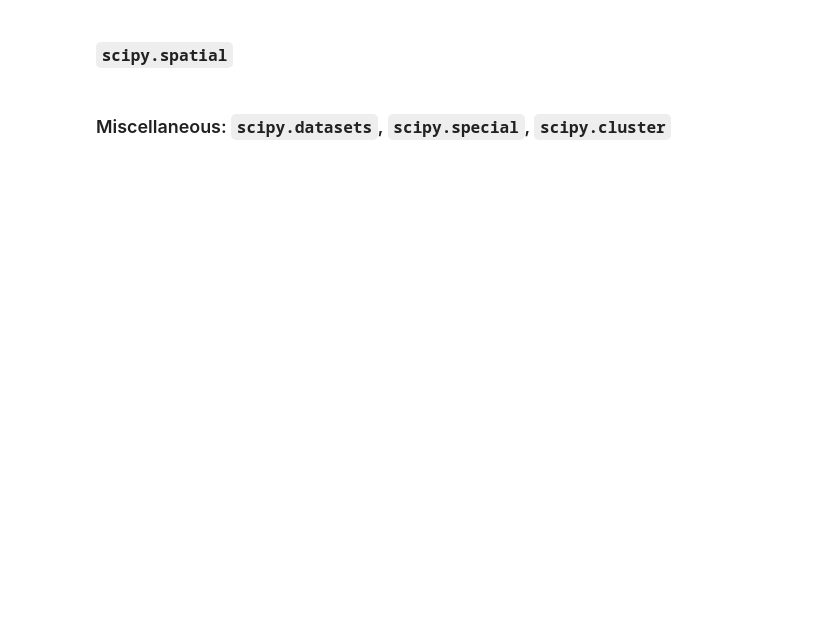
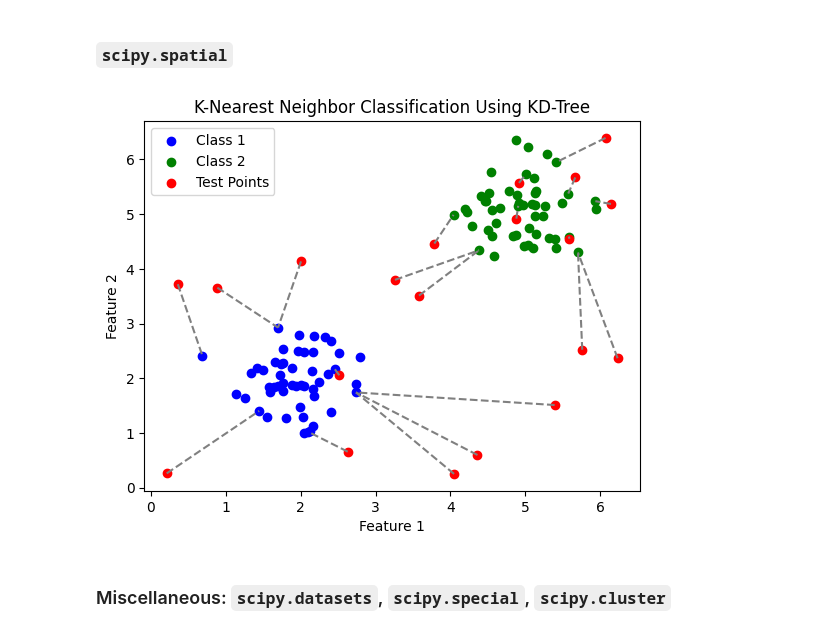
Before and after one commit to jimcoles/jims-ml-sandbox, a Jupyter notebook: notebooks/python/jims_python_math.ipynb, the cells around one changed output. Drawn from its saved outputs; the diff is of its cells as text; code cells hidden in the pictures; blank space fills up the shorter version.

```diff
--- a/notebooks/python/jims_python_math.ipynb
+++ b/notebooks/python/jims_python_math.ipynb
@@ -482,5 +367,42 @@ show()
 # %% [markdown]
 ### `scipy.spatial`
+# %%
+import numpy as np
+from scipy.spatial import KDTree
+import matplotlib.pyplot as plt
+
+# Step 1: Generate random 2D data points for two classes
+np.random.seed(42)  # For reproducibility
+class1 = np.random.normal(loc=[2, 2], scale=0.5, size=(50, 2))
+class2 = np.random.normal(loc=[5, 5], scale=0.5, size=(50, 2))
+
+# Labels for the classes
+data = np.vstack((class1, class2))
+labels = np.array([0] * 50 + [1] * 50)
+
+# Step 2: Build a KD-Tree for nearest-neighbor search
+tree = KDTree(data)
+
+# Step 3: Generate test data points
+test_points = np.random.uniform(low=0, high=7, size=(20, 2))
+
+# Step 4: Query nearest neighbor for each test point
+distances, indices = tree.query(test_points, k=1)  # Find the nearest neighbor
+predicted_labels = labels[indices]  # Retrieve class labels based on the nearest neighbor
+
+# Plot the dataset and the test classification
+plt.scatter(class1[:, 0], class1[:, 1], color="blue", label="Class 1")
+plt.scatter(class2[:, 0], class2[:, 1], color="green", label="Class 2")
+plt.scatter(test_points[:, 0], test_points[:, 1], color="red", label="Test Points")
+for i, point in enumerate(test_points):
+    plt.plot([point[0], data[indices[i]][0]], [point[1], data[indices[i]][1]], "gray", linestyle="--")
+plt.legend()
+plt.title("K-Nearest Neighbor Classification Using KD-Tree")
+plt.xlabel("Feature 1")
+plt.ylabel("Feature 2")
+plt.show()
+# %% [output]
+[figure, added]
 # %% [markdown]
 ### Miscellaneous: `scipy.datasets`, `scipy.special`, `scipy.cluster`
 # %%
```
Also changed, not shown: parts of 16 cells of this notebook, 18 other files.
